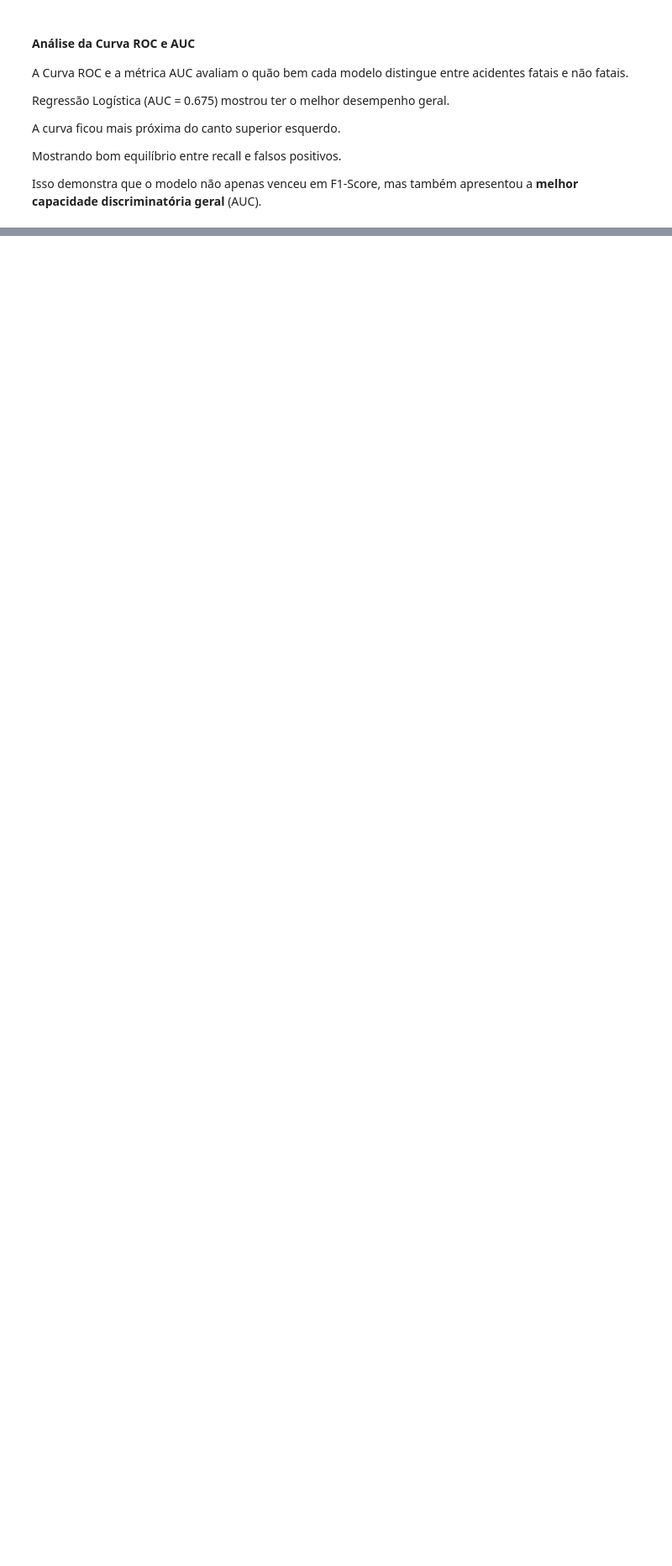
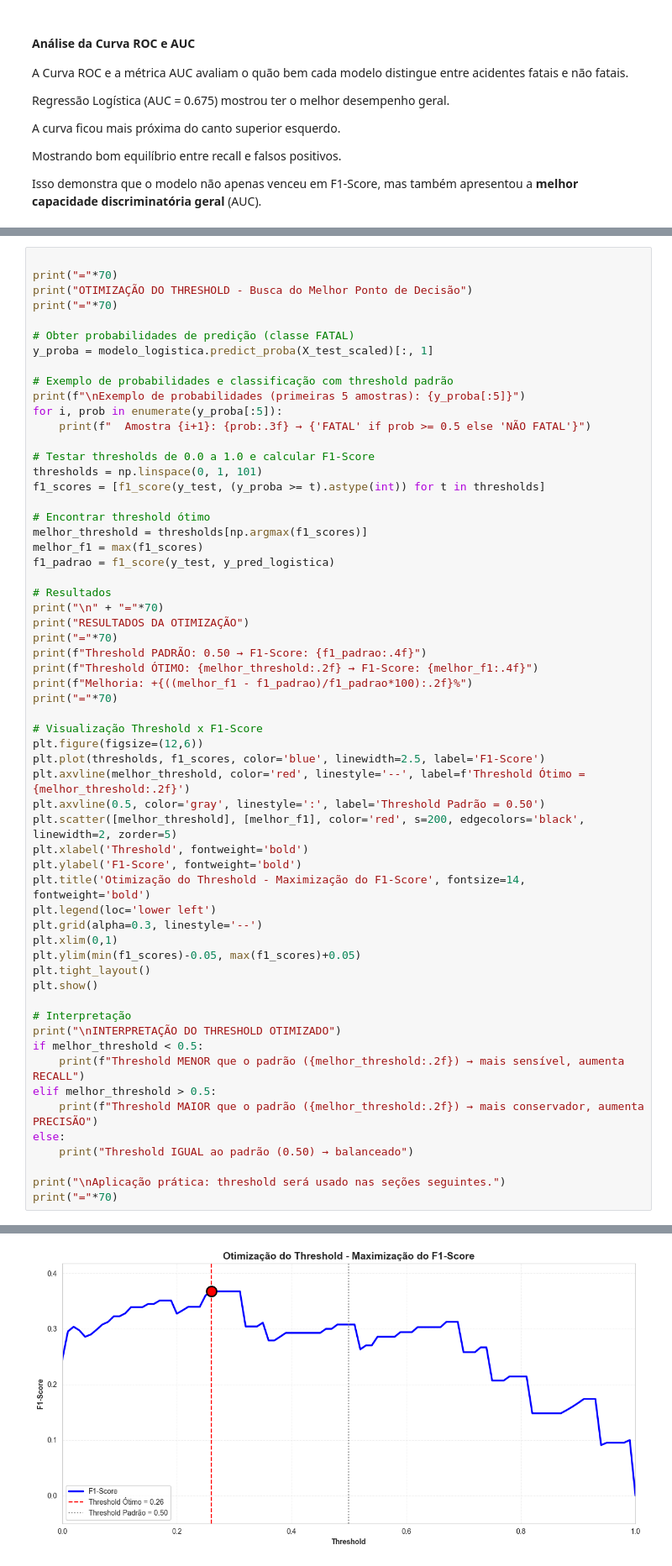
Before and after one commit to vtQuadros/Trabalho-Machine-Learning, a Jupyter notebook: projeto.ipynb, the cells around one changed output, grey strips where cells are left out. Shown: that part at 84% size. Cells and saved outputs as stored; diff of their text form; blank space fills up the shorter version.

```diff
--- a/projeto.ipynb
+++ b/projeto.ipynb
@@ -955,0 +1047,60 @@ Isso demonstra que o modelo não apenas venceu em F1-Score, mas também apresent
+# %%
+
+print("="*70)
+print("OTIMIZAÇÃO DO THRESHOLD - Busca do Melhor Ponto de Decisão")
+print("="*70)
+
+# Obter probabilidades de predição (classe FATAL)
+y_proba = modelo_logistica.predict_proba(X_test_scaled)[:, 1]
+
+# Exemplo de probabilidades e classificação com threshold padrão
+print(f"\nExemplo de probabilidades (primeiras 5 amostras): {y_proba[:5]}")
+for i, prob in enumerate(y_proba[:5]):
+    print(f"  Amostra {i+1}: {prob:.3f} → {'FATAL' if prob >= 0.5 else 'NÃO FATAL'}")
+
+# Testar thresholds de 0.0 a 1.0 e calcular F1-Score
+thresholds = np.linspace(0, 1, 101)
+f1_scores = [f1_score(y_test, (y_proba >= t).astype(int)) for t in thresholds]
+
+# Encontrar threshold ótimo
+melhor_threshold = thresholds[np.argmax(f1_scores)]
+melhor_f1 = max(f1_scores)
+f1_padrao = f1_score(y_test, y_pred_logistica)
+
+# Resultados
+print("\n" + "="*70)
+print("RESULTADOS DA OTIMIZAÇÃO")
+print("="*70)
+print(f"Threshold PADRÃO: 0.50 → F1-Score: {f1_padrao:.4f}")
+print(f"Threshold ÓTIMO: {melhor_threshold:.2f} → F1-Score: {melhor_f1:.4f}")
+print(f"Melhoria: +{((melhor_f1 - f1_padrao)/f1_padrao*100):.2f}%")
+print("="*70)
+
+# Visualização Threshold x F1-Score
+plt.figure(figsize=(12,6))
+plt.plot(thresholds, f1_scores, color='blue', linewidth=2.5, label='F1-Score')
+plt.axvline(melhor_threshold, color='red', linestyle='--', label=f'Threshold Ótimo = {melhor_threshold:.2f}')
+plt.axvline(0.5, color='gray', linestyle=':', label='Threshold Padrão = 0.50')
+plt.scatter([melhor_threshold], [melhor_f1], color='red', s=200, edgecolors='black', linewidth=2, zorder=5)
+plt.xlabel('Threshold', fontweight='bold')
+plt.ylabel('F1-Score', fontweight='bold')
+plt.title('Otimização do Threshold - Maximização do F1-Score', fontsize=14, fontweight='bold')
+plt.legend(loc='lower left')
+plt.grid(alpha=0.3, linestyle='--')
+plt.xlim(0,1)
+plt.ylim(min(f1_scores)-0.05, max(f1_scores)+0.05)
+plt.tight_layout()
+plt.show()
+
+# Interpretação
+print("\nINTERPRETAÇÃO DO THRESHOLD OTIMIZADO")
+if melhor_threshold < 0.5:
+    print(f"Threshold MENOR que o padrão ({melhor_threshold:.2f}) → mais sensível, aumenta RECALL")
+elif melhor_threshold > 0.5:
+    print(f"Threshold MAIOR que o padrão ({melhor_threshold:.2f}) → mais conservador, aumenta PRECISÃO")
+else:
+    print("Threshold IGUAL ao padrão (0.50) → balanceado")
+
+print("\nAplicação prática: threshold será usado nas seções seguintes.")
+print("="*70)
+# %% [output]
@@ -955,0 +1124 @@ Isso demonstra que o modelo não apenas venceu em F1-Score, mas também apresent
+[figure, added]
```
Also changed, not shown: parts of 12 cells of this notebook.
